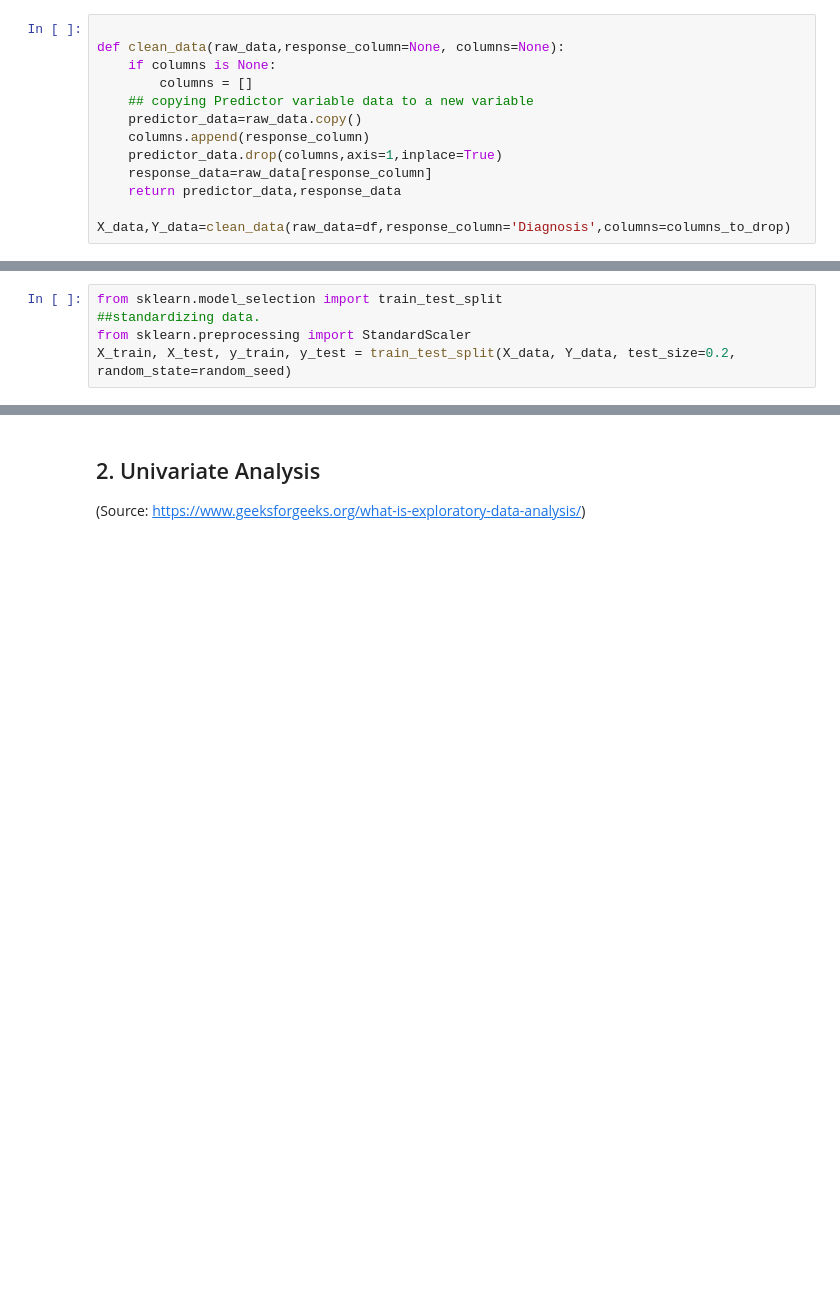
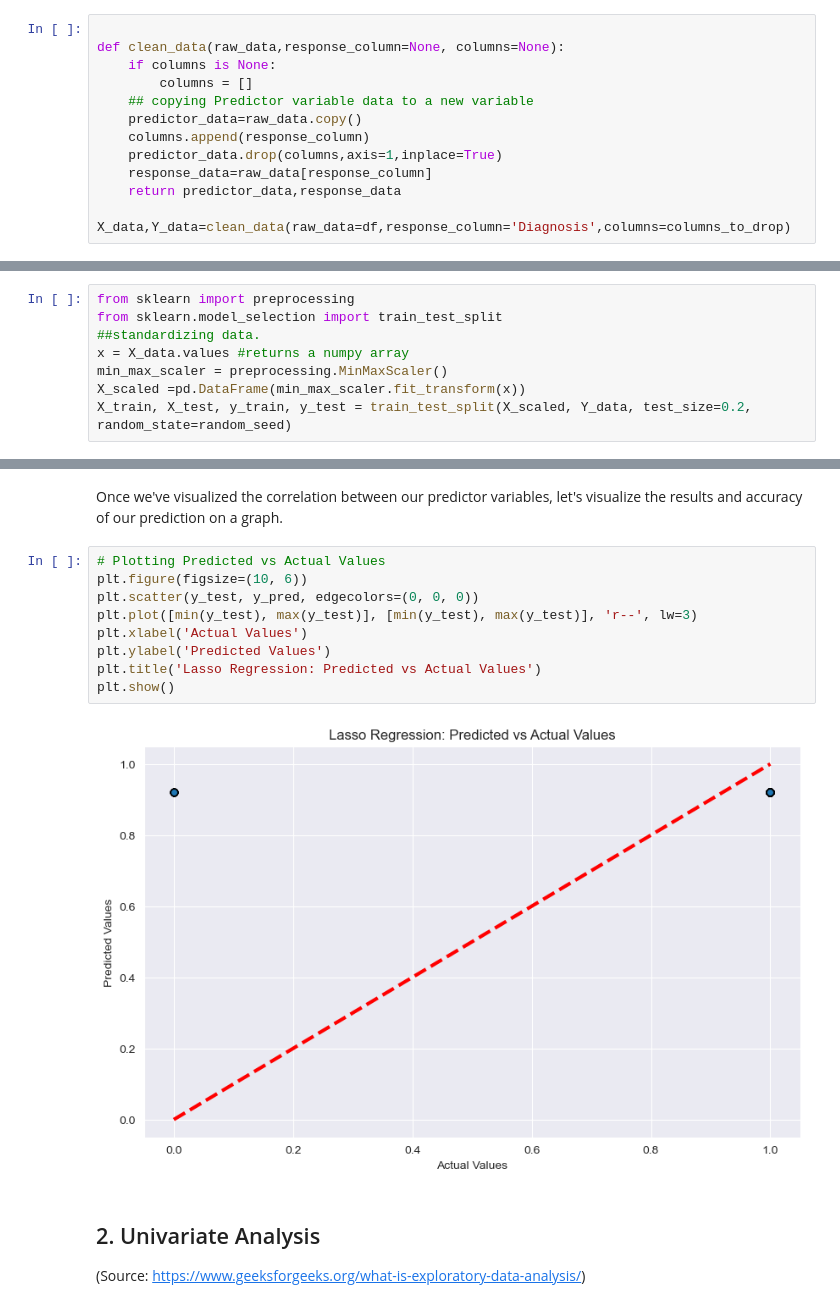
Before and after one commit to anjali-deshpande-hub/chronic_kidney_disease, a Jupyter notebook: src/CKD.ipynb, the cells around one changed output, grey strips where cells are left out. Saved outputs shown, nothing was run; the diff lists cells and outputs as text; blank space fills up the shorter version.

```diff
--- a/src/CKD.ipynb
+++ b/src/CKD.ipynb
@@ -43,8 +45,11 @@ X_data,Y_data=clean_data(raw_data=df,response_column='Diagnosis',columns=columns
 # %%
+from sklearn import preprocessing
 from sklearn.model_selection import train_test_split
 ##standardizing data.
-from sklearn.preprocessing import StandardScaler
-X_train, X_test, y_train, y_test = train_test_split(X_data, Y_data, test_size=0.2, random_state=random_seed)
+x = X_data.values #returns a numpy array
+min_max_scaler = preprocessing.MinMaxScaler()
+X_scaled =pd.DataFrame(min_max_scaler.fit_transform(x))
+X_train, X_test, y_train, y_test = train_test_split(X_scaled, Y_data, test_size=0.2, random_state=random_seed)
 # %%
 #implement lasso regression with MSE (Mean squared error) as the predictor variables exhibit covariance.
 from sklearn.linear_model import Lasso
@@ -58,3 +73,16 @@ lasso_mse = mean_squared_error(y_test, y_pred_lasso)
+# %% [markdown]
+Once we've visualized the correlation between our predictor variables, let's visualize the results and accuracy of our prediction on a graph.
+# %%
+# Plotting Predicted vs Actual Values
+plt.figure(figsize=(10, 6))
+plt.scatter(y_test, y_pred, edgecolors=(0, 0, 0))
+plt.plot([min(y_test), max(y_test)], [min(y_test), max(y_test)], 'r--', lw=3)
+plt.xlabel('Actual Values')
+plt.ylabel('Predicted Values')
+plt.title('Lasso Regression: Predicted vs Actual Values')
+plt.show()
+# %% [output]
+[figure, added]
 # %% [markdown]
 ## 2. Univariate Analysis
 
```
Also changed, not shown: parts of 5 cells of this notebook.
